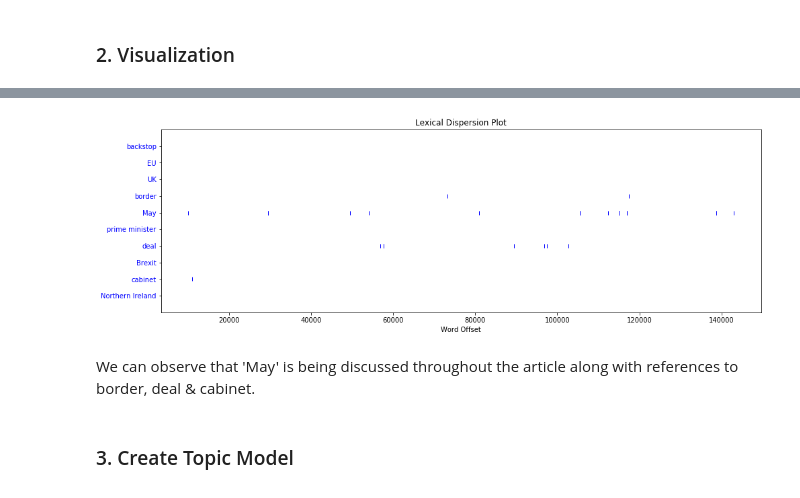
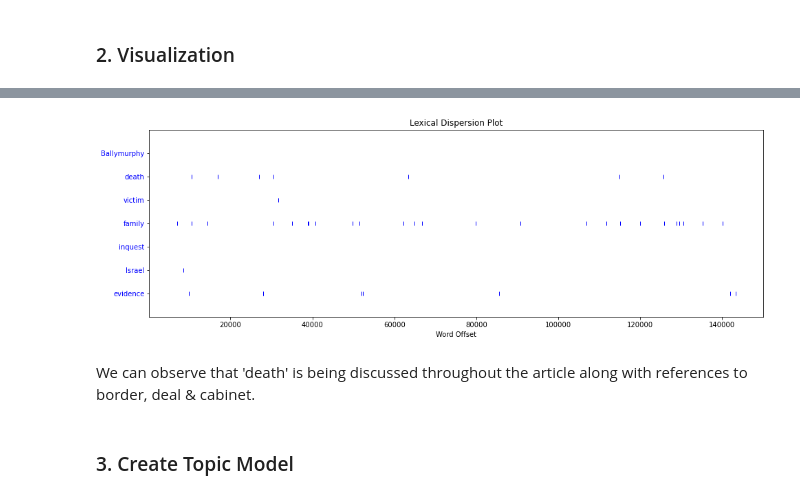
Before and after one commit to IBM/text-summarization-and-visualization-using-watson-studio, a Jupyter notebook: notebook/Text_Summarize_and_Visualize.ipynb, the cells around one changed output, grey strips where cells are left out. Drawn from its saved outputs; the diff is of its cells as text; code cells hidden in the pictures.

```diff
--- a/notebook/Text_Summarize_and_Visualize.ipynb
+++ b/notebook/Text_Summarize_and_Visualize.ipynb
@@ -470,12 +459,12 @@ plt.show()
 # %%
 from nltk.book import text4 as content
 plt.figure(figsize=(16,5))
-topics = ['backstop', 'EU','UK', 'border', 'May', 'prime minister', 'deal', 'Brexit', 'cabinet', 'Northern Ireland']
+topics = ['Ballymurphy', 'death','victim', 'family', 'inquest', 'Israel', 'evidence']
 content.dispersion_plot(topics)
 # %% [output]
-[figure, old version]
+[figure, new version]
 # %% [markdown]
-We can observe that 'May' is being discussed throughout the article along with references to border, deal & cabinet.
+We can observe that 'death' is being discussed throughout the article along with references to border, deal & cabinet.
 # %% [markdown]
 ### 3. Create Topic Model
 # %%
```
Also changed, not shown: parts of 20 cells of this notebook.
